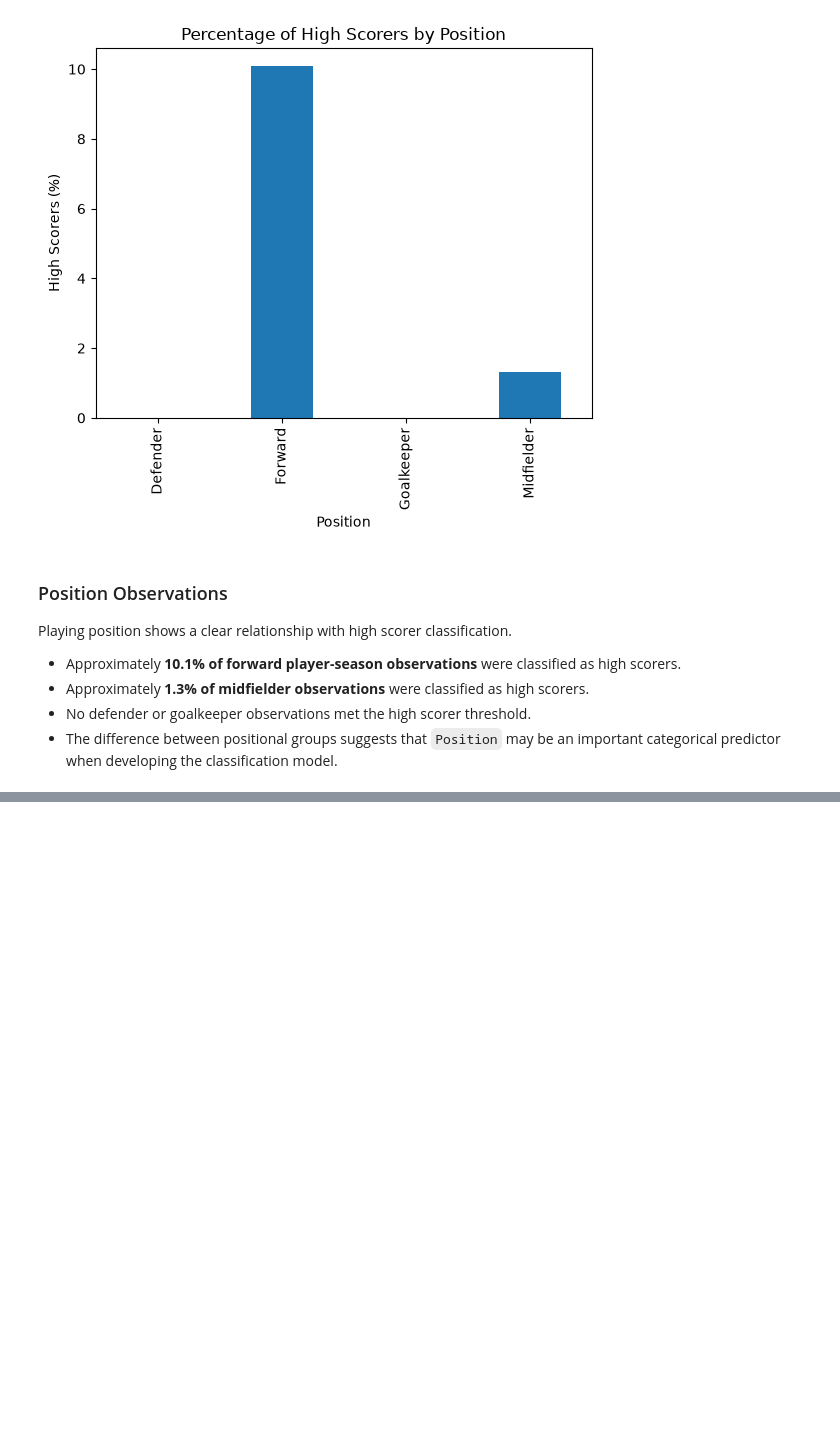
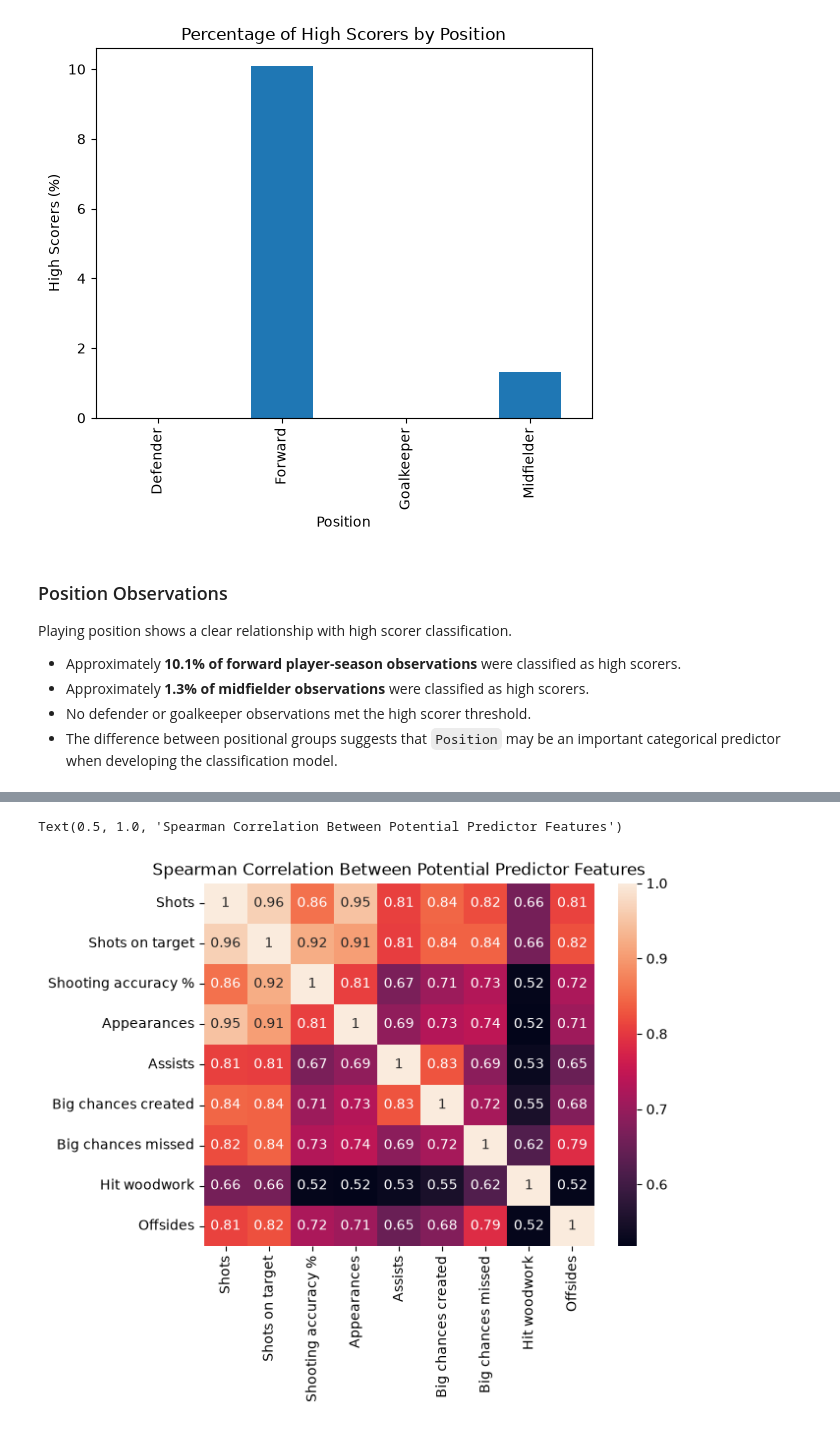
Before and after one commit to garethrogers28/premier-league-predictor, a Jupyter notebook: jupyter_notebooks/03_Exploratory_Data_Analysis.ipynb, the cells around one changed output, grey strips where cells are left out. Cells and saved outputs as stored; diff of their text form; code cells hidden in the pictures; blank space fills up the shorter version.

Commit message:
Analyse correlations between predictor features

```diff
--- a/jupyter_notebooks/03_Exploratory_Data_Analysis.ipynb
+++ b/jupyter_notebooks/03_Exploratory_Data_Analysis.ipynb
@@ -496,0 +511,12 @@ Playing position shows a clear relationship with high scorer classification.
+# %%
+correlation_columns = [
+    "Shots",
+    "Shots on target",
+    "Shooting accuracy %",
+    "Appearances",
+    "Assists",
+    "Big chances created",
+    "Big chances missed",
+    "Hit woodwork",
+    "Offsides"
+]
@@ -496,0 +536,9 @@ Playing position shows a clear relationship with high scorer classification.
+# %%
+import seaborn as sns
+correlation_matrix = df[correlation_columns].corr(method="spearman")
+# %%
+ax = sns.heatmap(correlation_matrix, annot=True)
+ax.set_title("Spearman Correlation Between Potential Predictor Features")
+# %% [output]
+Text(0.5, 1.0, 'Spearman Correlation Between Potential Predictor Features')
+[figure, added]
```
Also changed, not shown: parts of 7 cells of this notebook.
